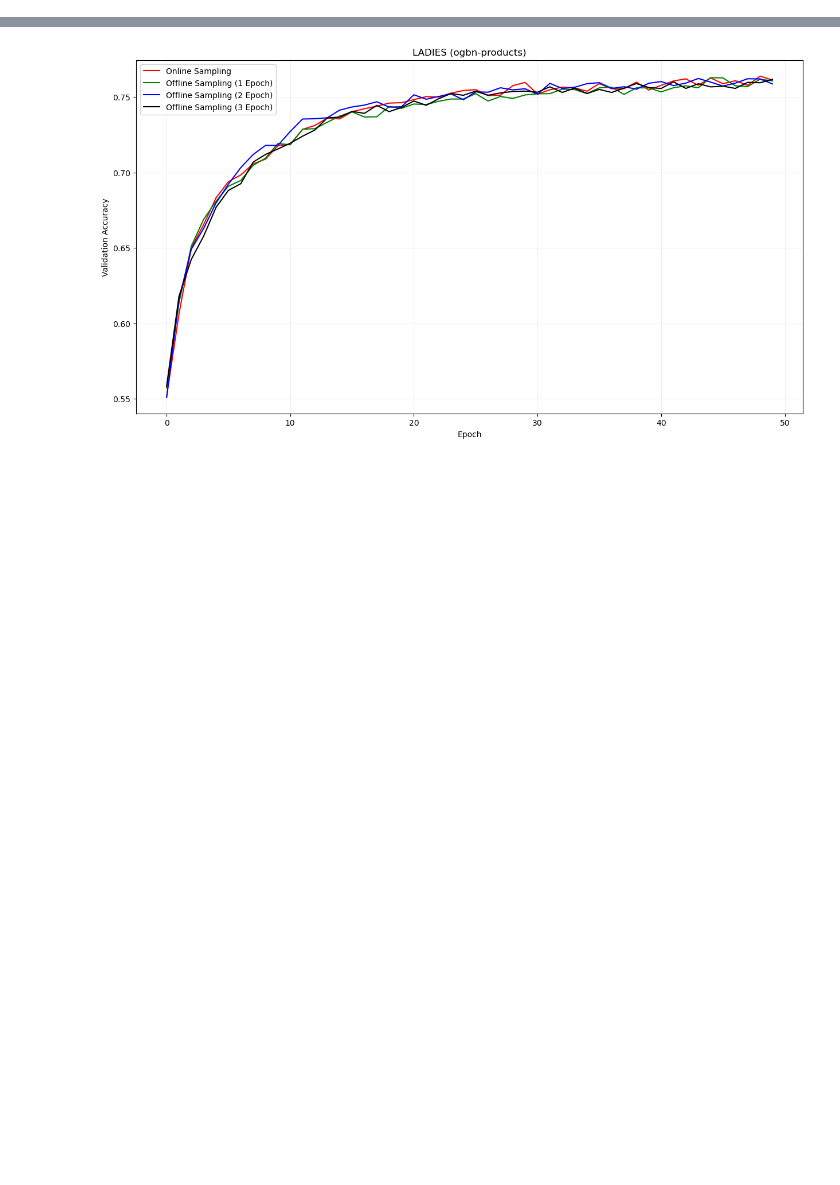
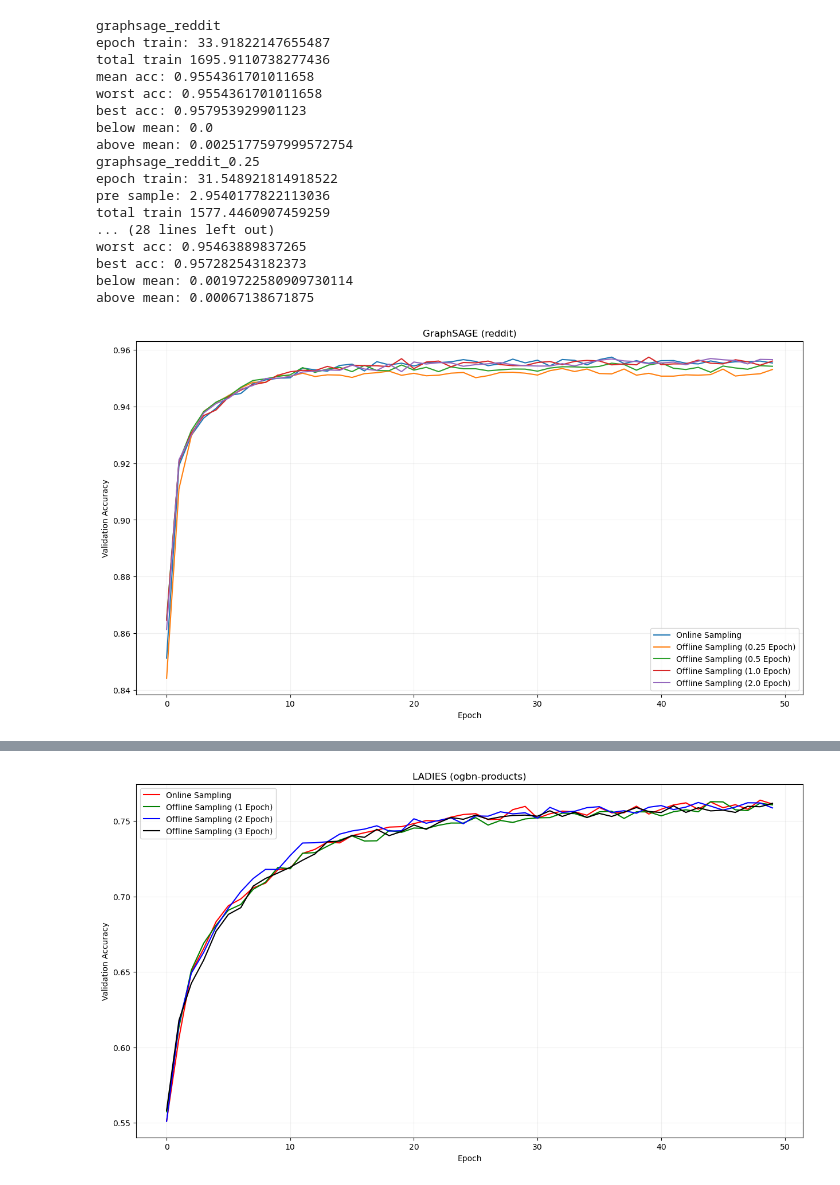
Before and after one commit to Liu-rj/DiskGNN, a Jupyter notebook: preliminary/plot.ipynb, the cells around one changed output, grey strips where cells are left out. Saved outputs shown, nothing was run; the diff lists cells and outputs as text; code cells hidden in the pictures; blank space fills up the shorter version.

```diff
--- a/preliminary/plot.ipynb
+++ b/preliminary/plot.ipynb
@@ -56,0 +119,21 @@ plt.show()
+# %%
+anlyze_data(dfs, 50, 'graphsage_reddit', 'GraphSAGE (reddit)')
+# %% [output]
+graphsage_reddit
+epoch train: 33.91822147655487
+total train 1695.9110738277436
+mean acc: 0.9554361701011658
+worst acc: 0.9554361701011658
+best acc: 0.957953929901123
+below mean: 0.0
+above mean: 0.0025177597999572754
+graphsage_reddit_0.25
+epoch train: 31.548921814918522
+pre sample: 2.9540177822113036
+total train 1577.4460907459259
+... (28 lines left out)
+worst acc: 0.95463889837265
+best acc: 0.957282543182373
+below mean: 0.0019722580909730114
+above mean: 0.00067138671875
+[figure, added]
```
Also changed, not shown: parts of 16 cells of this notebook, 8 other files.
